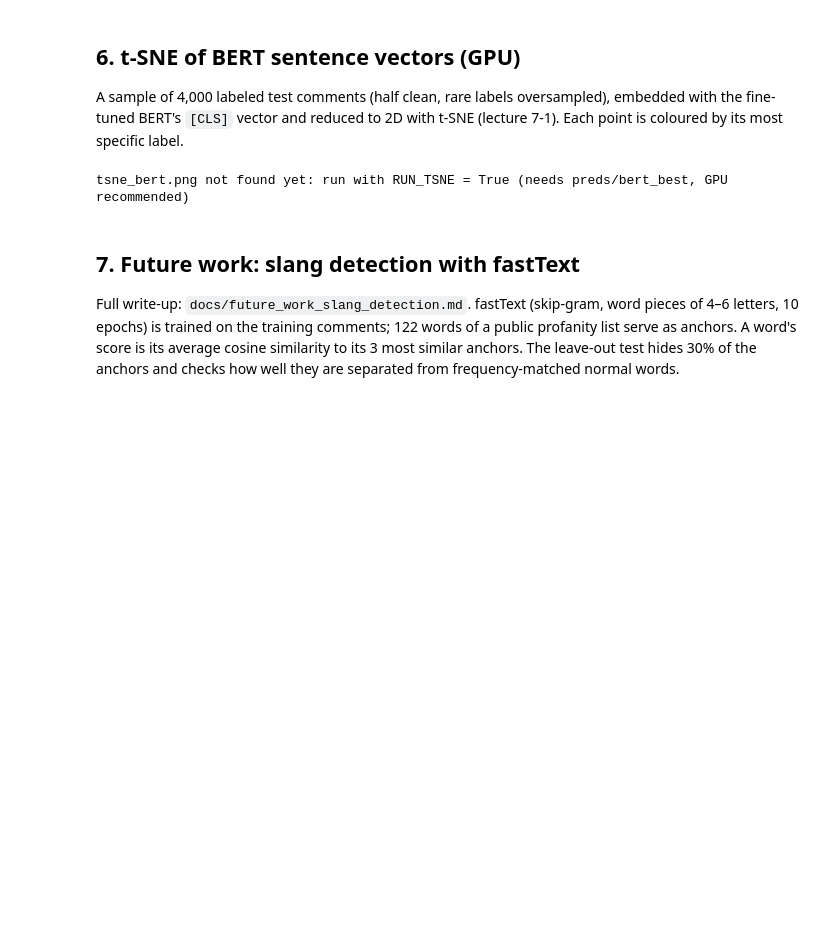
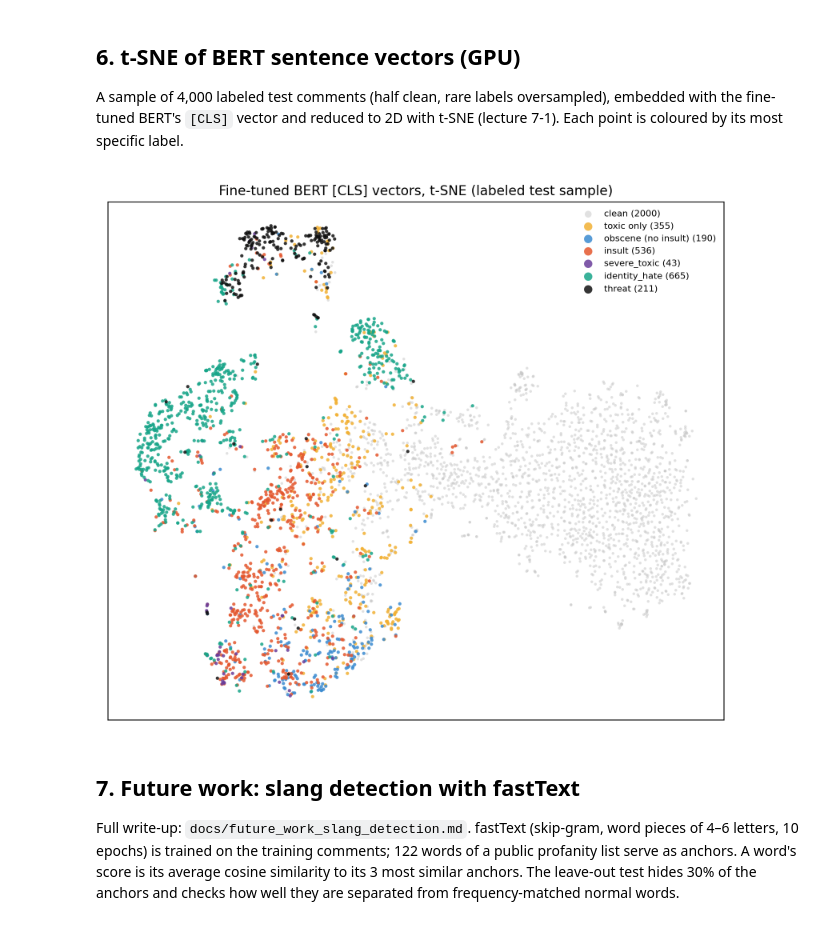
Before and after one commit to Zachr321/Data-Analysis-Project, a Jupyter notebook: report_notebook.ipynb, the cells around one changed output. Drawn from its saved outputs; the diff is of its cells as text; code cells hidden in the pictures; blank space fills up the shorter version.

```diff
--- a/report_notebook.ipynb
+++ b/report_notebook.ipynb
@@ -363,14 +440,14 @@ bert_pw predictions not found yet: run this cell on a GPU with RUN_BERT_PW = Tru
 A sample of 4,000 labeled test comments (half clean, rare labels oversampled), embedded with the fine-tuned BERT's `[CLS]` vector and reduced to 2D with t-SNE (lecture 7-1). Each point is coloured by its most specific label.
 # %%
 if RUN_TSNE:
-    !python tsne_bert.py --model preds/bert_best --data out --n 4000 --out tsne_bert.png
+    !python tsne_bert.py --model preds/bert_best --data out --n 4000 --out results/tsne_bert.png
 
-if Path("tsne_bert.png").exists():
-    display(Image("tsne_bert.png", width=650))
+if Path("results/tsne_bert.png").exists():
+    display(Image("results/tsne_bert.png", width=650))
 else:
     print("tsne_bert.png not found yet: run with RUN_TSNE = True (needs preds/bert_best, GPU recommended)")
 # %% [output]
-tsne_bert.png not found yet: run with RUN_TSNE = True (needs preds/bert_best, GPU recommended)
+[figure, added]
 # %% [markdown]
 ## 7. Future work: slang detection with fastText
 
```
Also changed, not shown: parts of 12 cells of this notebook, 13 other files.
